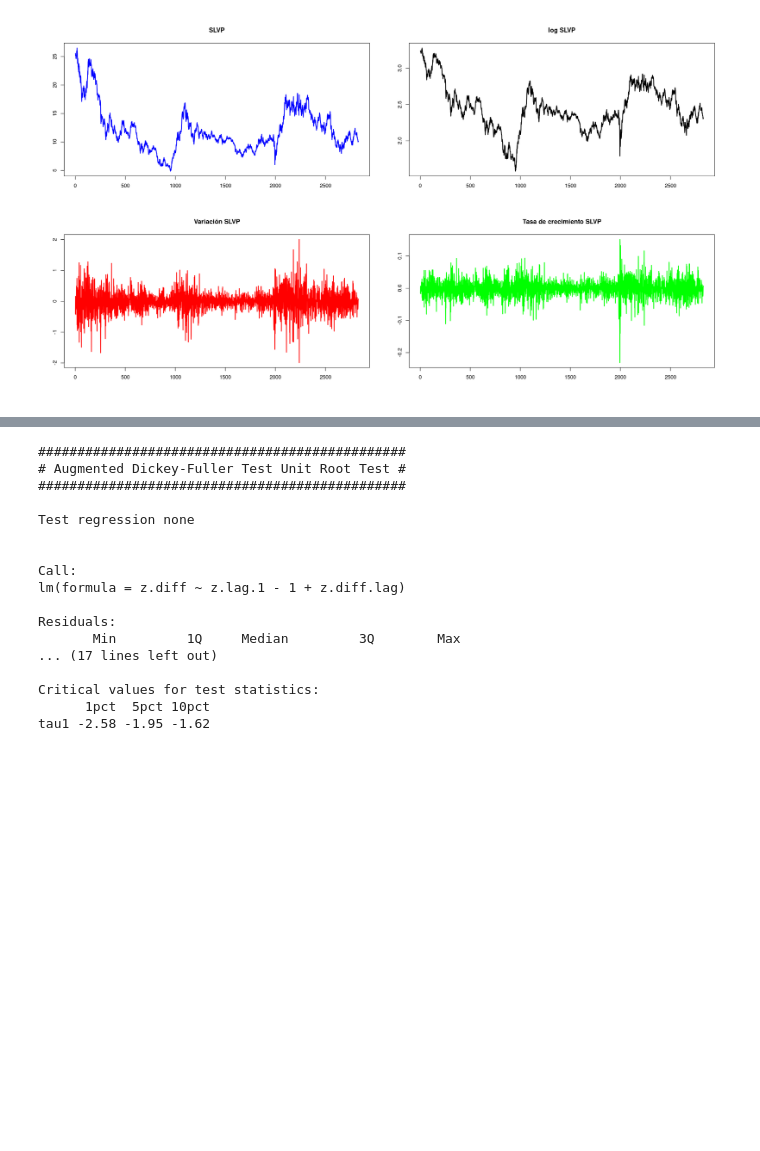
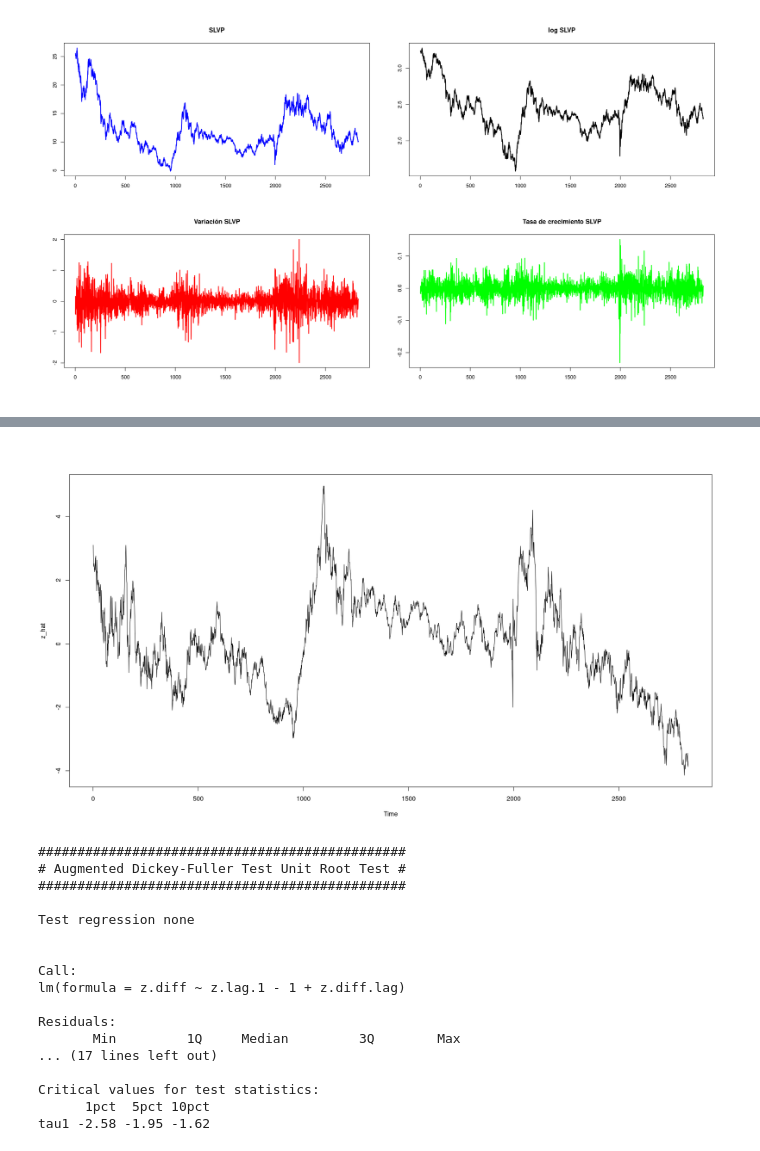
Before and after one commit to LeKilleRGallet/university, a Jupyter notebook: econometrics/ECONOMETRIA2/Trabajo2/NoteBook/main.ipynb, the cells around one changed output, grey strips where cells are left out. Saved outputs shown, nothing was run; the diff lists cells and outputs as text; code cells hidden in the pictures; blank space fills up the shorter version.

```diff
--- a/econometrics/ECONOMETRIA2/Trabajo2/NoteBook/main.ipynb
+++ b/econometrics/ECONOMETRIA2/Trabajo2/NoteBook/main.ipynb
@@ -184,3 +189,7 @@ pacf(z_hat,lag.max=36,plot=T,lwd=2,xlab='',main='PACF de los residuales')
+# %%
+plot.ts(z_hat)
+# %% [output]
+[figure, added]
 # %%
 summary(ur.df(z_hat,lags=4,type = "none",selectlags = "AIC"))
 # %% [output]
```
Also changed, not shown: parts of 9 cells of this notebook, 15 other files.
